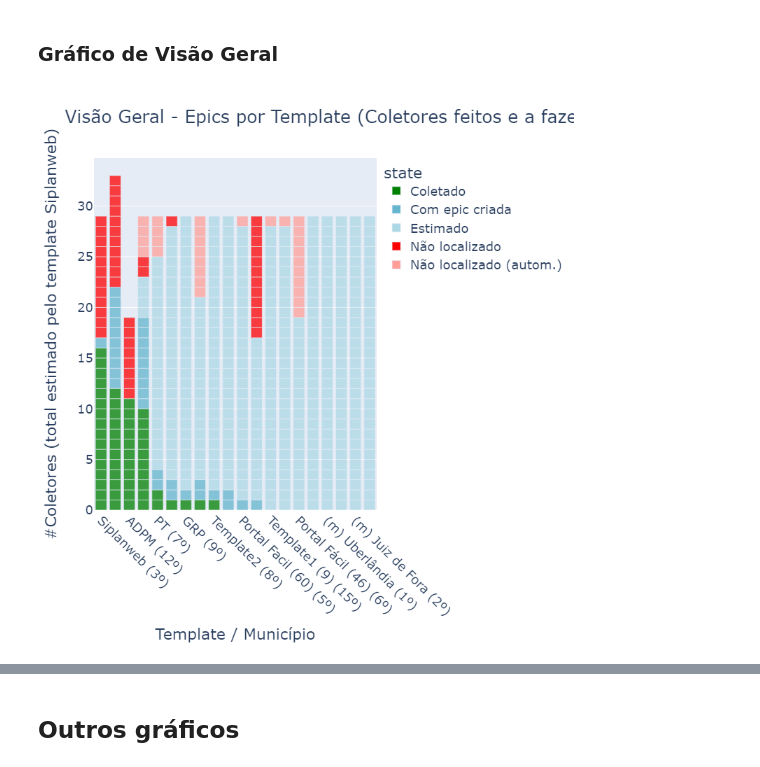
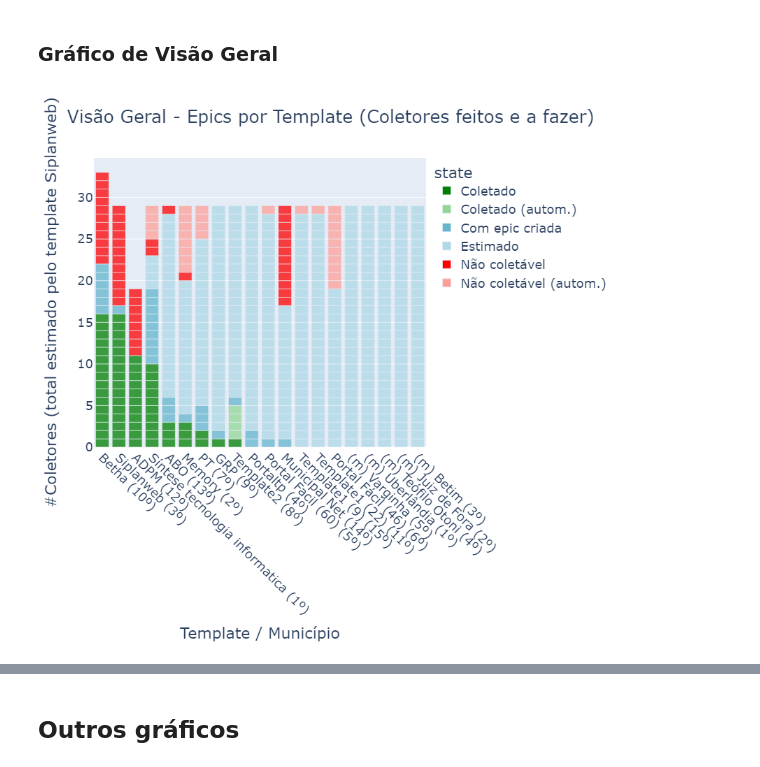
Before and after one commit to MPMG-DCC-UFMG/F01-gerenciamento, a Jupyter notebook: dashboard/Dashboard Tests.ipynb, the cells around one changed output, grey strips where cells are left out. Cells and saved outputs as stored; diff of their text form; code cells hidden in the pictures.

```diff
--- a/dashboard/Dashboard Tests.ipynb
+++ b/dashboard/Dashboard Tests.ipynb
@@ -598,45 +594,38 @@ dtype: int64
 # %% [markdown]
 ### Gráfico de Visão Geral
-# %%
-# Fonte: Sondagem automática
-nao_loc_autom = {
-    'Síntese tecnologia informatica': 4,
-    'PT': 4,
-    'Portal Facil (60)': 1,
-    'Portal Fácil (46)': 10,
-    'Memory': 8,
-    'Template1 (22)': 1,
-    'Template1 (9)': 1
-}
-
-# Fonte: Planilha Controle de Dados (#TODO transformar em Epics com "não-localizado")
-nao_loc_manual = {
-    # 'Betha': 12,
-    'Municipal Net': 12,
-    'Síntese tecnologia informatica': 2,
-}
 # %%
-def plot_status_epics(df, top_templates_df, title='Visão Geral - Epics por Template (Coletores feitos e a fazer)'):
+# TODO melhorar automacao
+def plot_status_epics(df, top_templates_df, sondagem_df, title='Visão Geral - Epics por Template (Coletores feitos e a fazer)'):
 
-    # TODO Temporarily manual edits
-    for template, count in nao_loc_manual.items():
-        for i in range(count):
-            df = df.append({'template':template, 'state':'Não localizado', 'aux':1}, ignore_index=True)
+    templates_ja_analisados = ['ADPM', 'Betha', 'Municipal Net', 'Siplanweb']
+    s = sondagem_df[sondagem_df == 0].count(axis=1)
+    s = s[s != 0]
+    s = s.drop(templates_ja_analisados)
+    s = s.sort_index()
+    nao_loc_autom = dict(s)
+
+    # Fonte: Planilha Controle de Dados (#TODO transformar em Epics com "não-localizado")
+    nao_loc_manual = {'Municipal Net': 12}
+    coletado_autom = {'Template2': 4}
 
     for template, count in nao_loc_autom.items():
         for i in range(count):
-            df = df.append({'template':template, 'state':'Não localizado (autom.)', 'aux':1}, ignore_index=True)
+            df = df.append({'template':template, 'state':'Não coletável (autom.)', 'aux':1}, ignore_index=True)
+
+    for template, count in nao_loc_manual.items():
+        for i in range(count):
+            df = df.append({'template':template, 'state':'Não coletável', 'aux':1}, ignore_index=True)
+
+    for template, count in coletado_autom.items():
+        for i in range(count):
+            df = df.append({'template':template, 'state':'Coletado (autom.)', 'aux':1}, ignore_index=True)
 
     # Pre-process dataframes
     count_col = 'aux'
     state_col = 'state'
     top_templates_df = top_templates_df[top_templates_df['rank'] <= 15]
     df = top_templates_df.merge(df, how='left').fillna({state_col:'Estimado', count_col:1})
-
-    # agrupa na categoria 'nao localizado' para evitar poluir o dashboard com muitas cores
-    df.loc[df.state == 'Não coletável (timeout)', 'state'] = 'Não localizado'
     templates = df['template'].dropna().unique()
-
 
     total_ref = 29  # Siplanweb
     total = dict.fromkeys(templates, total_ref)
@@ -652,39 +641,41 @@ def plot_status_epics(df, top_templates_df, title='Visão Geral - Epics por Temp
         for i in range(missing):
             df = df.append({'template':template, state_col:'Estimado', 'rank':rank, count_col:1}, ignore_index=True)
 
     # Add a better name for x values
     x = "template_rank"
     df[x] = df["template"] + " (" + df["rank"].astype(str) + "º)"
     df = df.sort_values(by=[state_col, x], ascending=[True, False])
     xorder = df.groupby(['state','template_rank']).count()['rank'][
         'Coletado'].sort_values(ascending=False).index.tolist()
-    y = df.copy()
 
     # Plot
     fig = px.bar(
         df, y=count_col, x=x, color=state_col, height=800, width=1100, title=title,
-        color_discrete_map = {"Coletado":"green", "Com epic criada":"#64b5cd",
-                              'Estimado':'lightblue', 'Não localizado':'red',
-                              'Não localizado (autom.)':'#ff9e99'},
+        color_discrete_map = {"Coletado":"green",
+                              "Coletado (autom.)":"#92d696",
+                              "Com epic criada":"#64b5cd",
+                              'Estimado':'lightblue',
+                              'Não coletável':'red',
+                              'Não coletável (autom.)':'#ff9e99'},
         labels = {count_col:"#Coletores (total estimado pelo template Siplanweb)",
                   x:"Template / Município"}, opacity=0.75 )
 
     fig.update_layout(xaxis={'categoryorder':'array', 'categoryarray':xorder})
-
     fig.update_xaxes(tickangle=45)
     fig.update_layout(font=dict(size=18))
 
     return fig
 
-# TODO incluir timeout, outros erros
-
 #-------------------------------------------------------------
 
 epics_df = pd.read_csv("data/epics.csv")
 top_templates_df = pd.read_csv("data/top_templates.csv")
+sondagem_df = pd.read_csv('data/resultados_templates.csv', index_col=0).astype(int)
 
-fig = plot_status_epics(epics_df, top_templates_df)
+fig = plot_status_epics(epics_df, top_templates_df, sondagem_df)
 fig.write_image('./fig/status-coleta.png', scale=1)
 fig
+
+# https://www.color-hex.com/color/4abc50 tints
 # %% [output]
-[figure, old version]
+[figure, new version]
```
Also changed, not shown: parts of 33 cells of this notebook, 24 other files.
